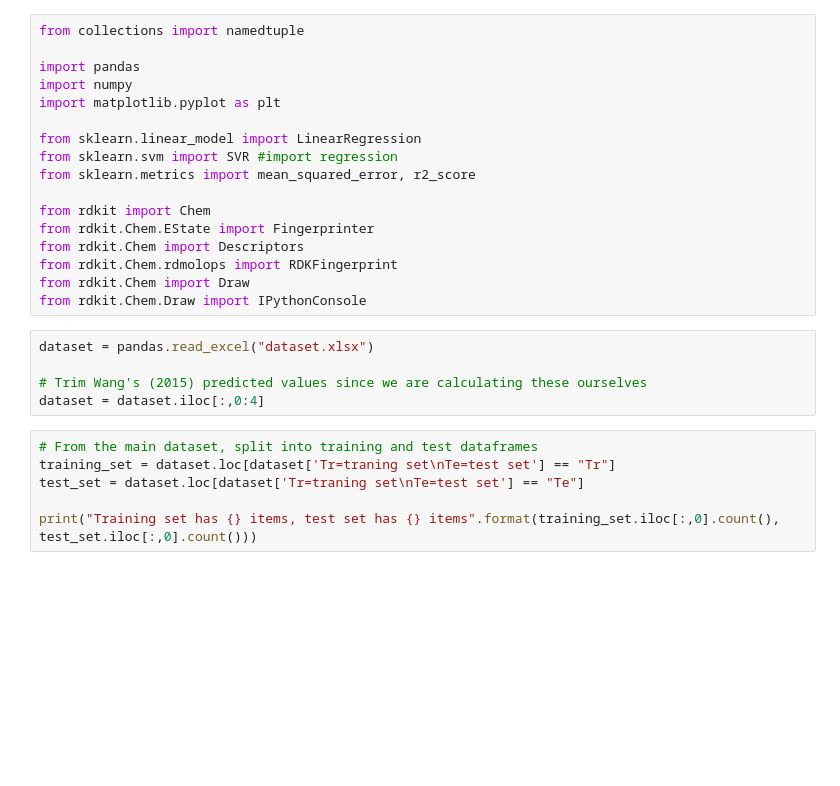
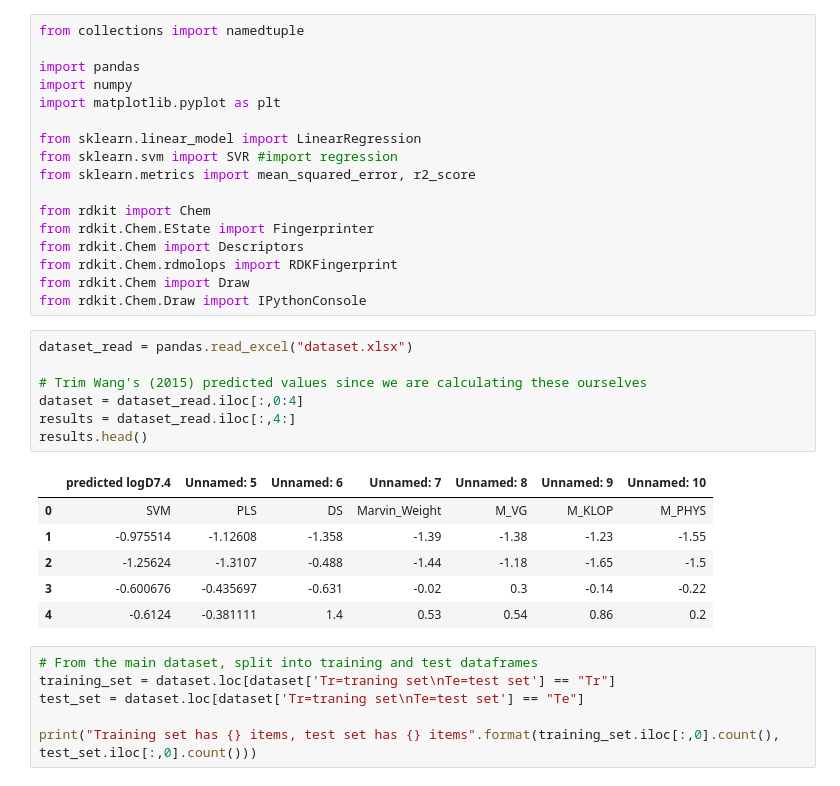
Before and after one commit to cfu288/ml-predict-lipohpillicity, a Jupyter notebook: main.ipynb, the cells around one changed output. Drawn from its saved outputs; the diff is of its cells as text; blank space fills up the shorter version.

```diff
--- a/main.ipynb
+++ b/main.ipynb
@@ -21,10 +21,19 @@ from rdkit.Chem.rdmolops import RDKFingerprint
 from rdkit.Chem import Draw
 from rdkit.Chem.Draw import IPythonConsole
 # %%
-dataset = pandas.read_excel("dataset.xlsx")
+dataset_read = pandas.read_excel("dataset.xlsx")
 
 # Trim Wang's (2015) predicted values since we are calculating these ourselves
-dataset = dataset.iloc[:,0:4]
+dataset = dataset_read.iloc[:,0:4]
+results = dataset_read.iloc[:,4:]
+results.head()
+# %% [output]
+|  | predicted logD7.4 | Unnamed: 5 | Unnamed: 6 | Unnamed: 7 | Unnamed: 8 | Unnamed: 9 | Unnamed: 10 |
+| 0 | SVM | PLS | DS | Marvin_Weight | M_VG | M_KLOP | M_PHYS |
+| 1 | -0.975514 | -1.12608 | -1.358 | -1.39 | -1.38 | -1.23 | -1.55 |
+| 2 | -1.25624 | -1.3107 | -0.488 | -1.44 | -1.18 | -1.65 | -1.5 |
+| 3 | -0.600676 | -0.435697 | -0.631 | -0.02 | 0.3 | -0.14 | -0.22 |
+| 4 | -0.6124 | -0.381111 | 1.4 | 0.53 | 0.54 | 0.86 | 0.2 |
 # %%
 # From the main dataset, split into training and test dataframes
 training_set = dataset.loc[dataset['Tr=traning set\nTe=test set'] == "Tr"]
```
Also changed, not shown: parts of 5 cells of this notebook.
